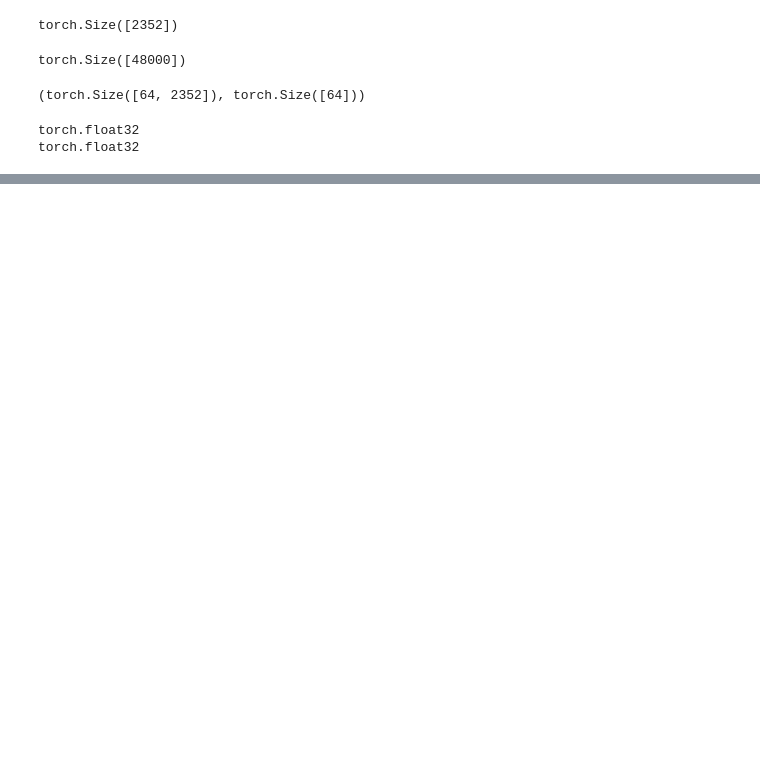
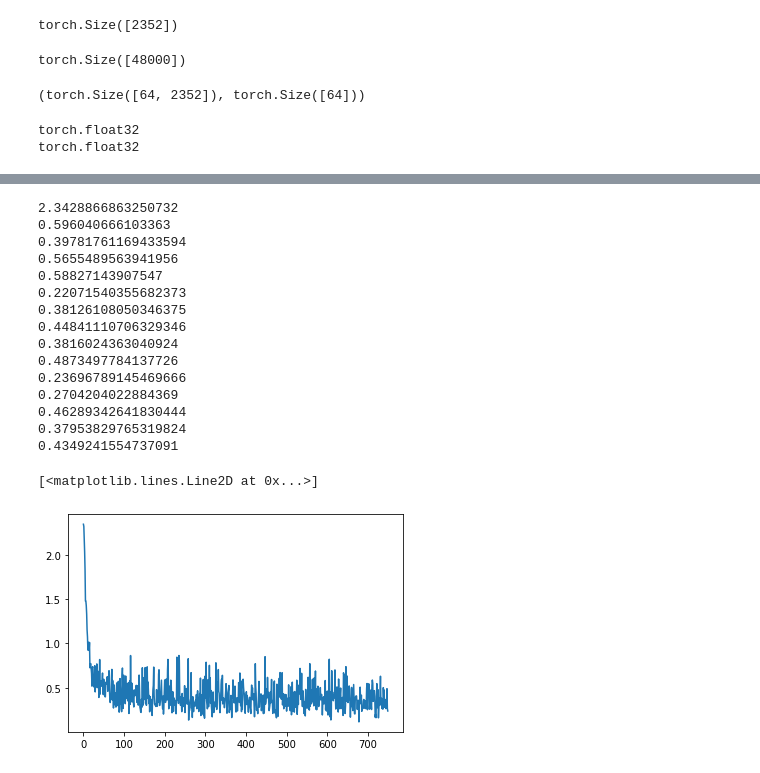
Before and after one commit to pranay8297/deep-learning-projects, a Jupyter notebook: l5_v7.ipynb, the cells around one changed output, grey strips where cells are left out. Drawn from its saved outputs; the diff is of its cells as text; code cells hidden in the pictures; blank space fills up the shorter version.

```diff
--- a/l5_v7.ipynb
+++ b/l5_v7.ipynb
@@ -378,0 +701,22 @@ NameError: ignored
+# %%
+model = NewLearner(layers = [2352, 200, 50, 10]).cuda()
+t_losses = update_wd_rms_prop(lr = 1e-03, model = model, wd = 1e-04, rms_coeff = 0.9)
+plt.plot(t_losses)
+# %% [output]
+2.3428866863250732
+0.596040666103363
+0.39781761169433594
+0.5655489563941956
+0.58827143907547
+0.22071540355682373
+0.38126108050346375
+0.44841110706329346
+0.3816024363040924
+0.4873497784137726
+0.23696789145469666
+0.2704204022884369
+0.46289342641830444
+0.37953829765319824
+0.4349241554737091
+[<matplotlib.lines.Line2D at 0x...>]
+[figure, added]
```
Also changed, not shown: parts of 33 cells of this notebook.
